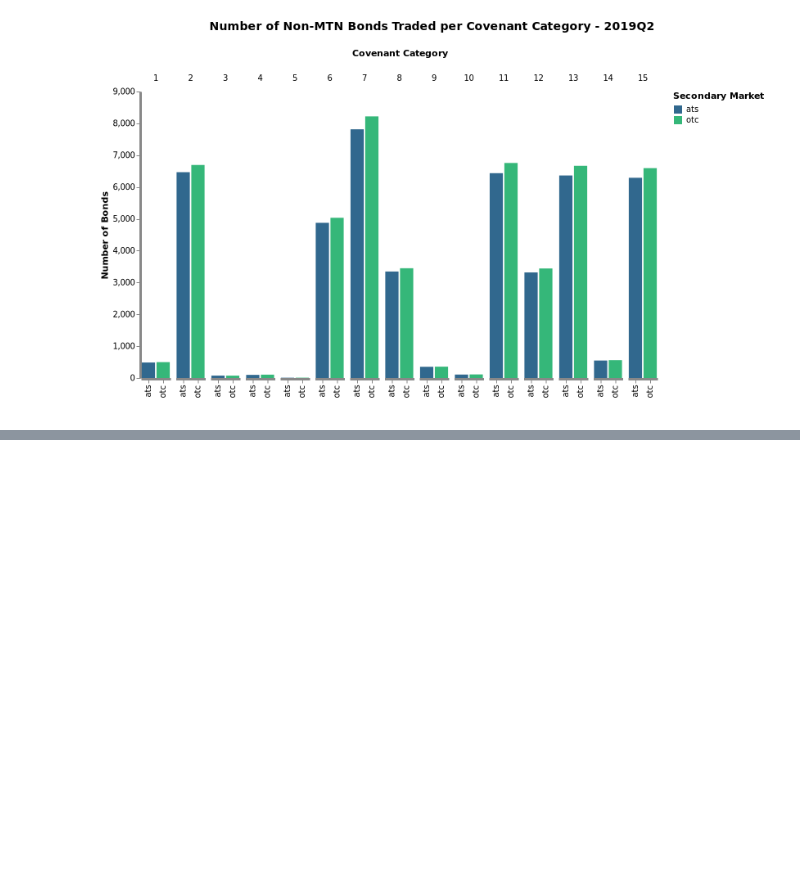
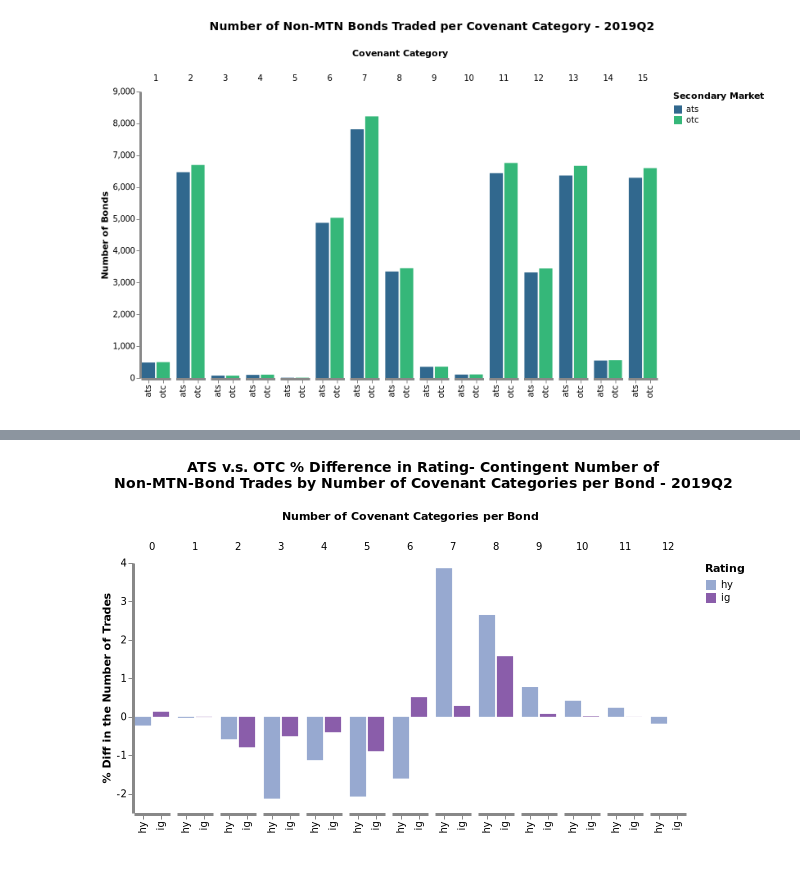
Before and after one commit to acbezerra/bond-data, a Jupyter notebook: notebooks/plots.ipynb, the cells around one changed output, grey strips where cells are left out. Saved outputs shown, nothing was run; the diff lists cells and outputs as text; code cells hidden in the pictures; blank space fills up the shorter version.

```diff
--- a/notebooks/plots.ipynb
+++ b/notebooks/plots.ipynb
@@ -209,0 +276,4 @@ pl[1]
+# %%
+pl[12]
+# %% [output]
+[figure, added]
```
Also changed, not shown: parts of 6 cells of this notebook, 7 other files.
